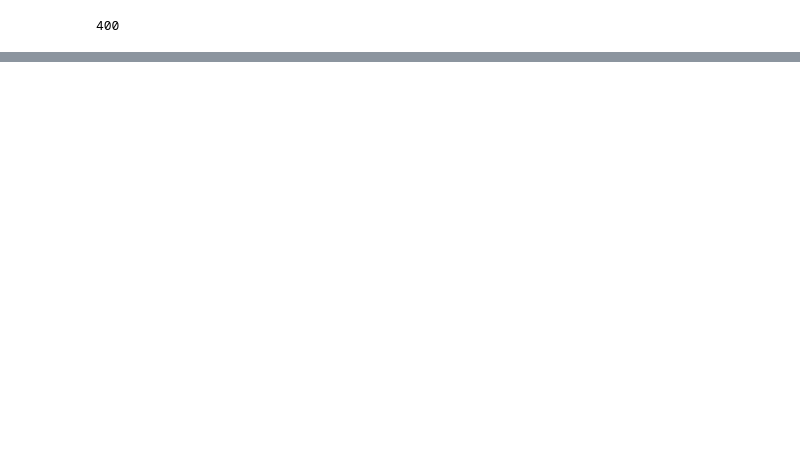
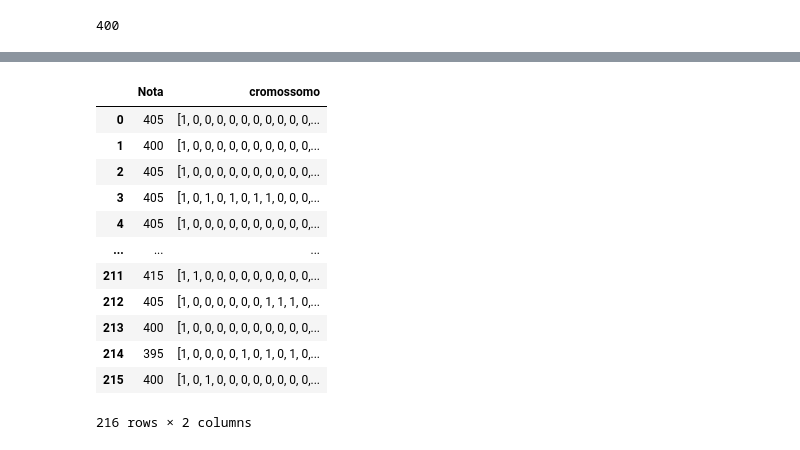
Before and after one commit to Tainann/PORTFOLIO, a Jupyter notebook: Projeto 13 - Algoritmo da Seleção Clonal para roteamento de veículos/roteamento_veiculos.ipynb, the cells around one changed output, grey strips where cells are left out. Cells and saved outputs as stored; diff of their text form; code cells hidden in the pictures; blank space fills up the shorter version.

```diff
--- a/Projeto 13 - Algoritmo da Seleção Clonal para roteamento de veículos/roteamento_veiculos.ipynb
+++ b/Projeto 13 - Algoritmo da Seleção Clonal para roteamento de veículos/roteamento_veiculos.ipynb
@@ -495,0 +505,22 @@ Veículo 4: 2, 3, 5, 7, 8
+# %%
+# Carregar o arquivo CSV para um DataFrame
+df = pd.read_csv('melhores_resultados.csv')
+
+# Adicionar os novos valores como uma nova linha ao final do DataFrame
+df.loc[len(df)] = minimo
+
+df
+# %% [output]
+|  | Nota | cromossomo |
+| 0 | 405 | [1, 0, 0, 0, 0, 0, 0, 0, 0, 0, 0,... |
+| 1 | 400 | [1, 0, 0, 0, 0, 0, 0, 0, 0, 0, 0,... |
+| 2 | 405 | [1, 0, 0, 0, 0, 0, 0, 0, 0, 0, 0,... |
+| 3 | 405 | [1, 0, 1, 0, 1, 0, 1, 1, 0, 0, 0,... |
+| 4 | 405 | [1, 0, 0, 0, 0, 0, 0, 0, 0, 0, 0,... |
+| ... | ... | ... |
+| 211 | 415 | [1, 1, 0, 0, 0, 0, 0, 0, 0, 0, 0,... |
+| 212 | 405 | [1, 0, 0, 0, 0, 0, 0, 1, 1, 1, 0,... |
+| 213 | 400 | [1, 0, 0, 0, 0, 0, 0, 0, 0, 0, 0,... |
+| 214 | 395 | [1, 0, 0, 0, 0, 1, 0, 1, 0, 1, 0,... |
+| 215 | 400 | [1, 0, 1, 0, 0, 0, 0, 0, 0, 0, 0,... |
+216 rows × 2 columns
```
Also changed, not shown: parts of 18 cells of this notebook, 2 other files.
